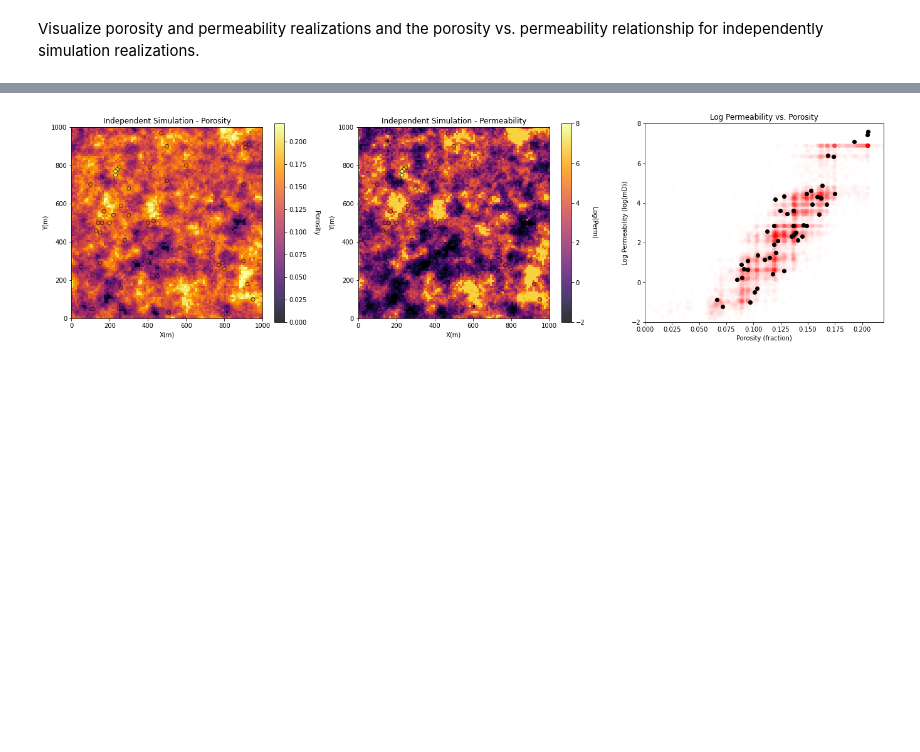
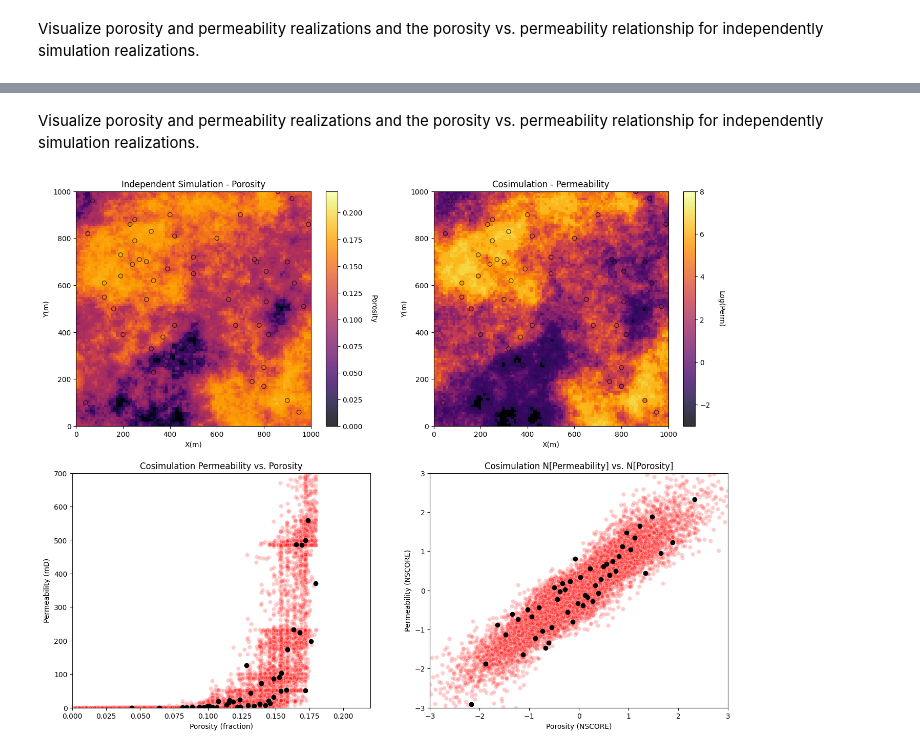
Before and after one commit to GeostatsGuy/GeostatsPyDemos, a Jupyter notebook: GeostatsPy_cosimulation.ipynb, the cells around one changed output, grey strips where cells are left out. Drawn from its saved outputs; the diff is of its cells as text; code cells hidden in the pictures; blank space fills up the shorter version.

```diff
--- a/GeostatsPy_cosimulation.ipynb
+++ b/GeostatsPy_cosimulation.ipynb
@@ -148,21 +225,15 @@ So we won't repeat that here. Also we will just assume reasonable variogram mode
 # %%
-nx = 100; ny = 100; xsiz = 10.0; ysiz = 10.0; xmn = 5.0; ymn = 5.0; nxdis = 1; nydis = 1; seed = 73073
-ndmin = 0; ndmax = 10; radius = 500; skmean = 0
-por_vario = GSLIB.make_variogram(nug=0.0,nst=1,it1=1,cc1=1.0,azi1=90.0,hmaj1=300,hmin1=300)
-perm_vario = GSLIB.make_variogram(nug=0.0,nst=1,it1=1,cc1=1.0,azi1=90.0,hmaj1=300,hmin1=300)
-tmin = -999; tmax = 999
-
 sim_por = geostats.sgsim(df,'X','Y','Porosity',wcol=-1,scol=-1,tmin=tmin,tmax=tmax,itrans=1,ismooth=0,dftrans=0,tcol=0,
             twtcol=0,zmin=pormin,zmax=pormax,ltail=1,ltpar=0.0,utail=1,utpar=0.3,nsim=1,
             nx=nx,xmn=xmn,xsiz=xsiz,ny=ny,ymn=ymn,ysiz=ysiz,seed=seed,
-            ndmin=ndmin,ndmax=ndmax,nodmax=10,mults=0,nmult=2,noct=-1,radius=radius,radius1=1,sang1=0,
-            mxctx=10,mxcty=10,ktype=0,colocorr=0.0,sec_map=0,vario=por_vario)
+            ndmin=ndmin,ndmax=ndmax,nodmax=10,mults=0,nmult=2,noct=-1,ktype=0,colocorr=0.0,
+            sec_map=0,vario=npor_vario)[0]
 
 sim_perm = geostats.sgsim(df,'X','Y','Perm',wcol=-1,scol=-1,tmin=tmin,tmax=tmax,itrans=1,ismooth=0,dftrans=0,tcol=0,
             twtcol=0,zmin=permmin,zmax=permmax,ltail=1,ltpar=0.0,utail=1,utpar=0.3,nsim=1,
             nx=nx,xmn=xmn,xsiz=xsiz,ny=ny,ymn=ymn,ysiz=ysiz,seed=seed+1,
-            ndmin=ndmin,ndmax=ndmax,nodmax=10,mults=0,nmult=2,noct=-1,radius=radius,radius1=1,sang1=0,
-            mxctx=10,mxcty=10,ktype=0,colocorr=0.0,sec_map=0,vario=por_vario)
+            ndmin=ndmin,ndmax=ndmax,nodmax=10,mults=0,nmult=2,noct=-1,ktype=0,colocorr=0.0,
+            sec_map=0,vario=nperm_vario)[0]
 # %% [output]
  Data for SGSIM: Number of acceptable data     = 50
                  Number trimmed                = 0
@@ -248,0 +289,6 @@ Visualize porosity and permeability realizations and the porosity vs. permeabili
+# %%
+cosim_perm = geostats.sgsim(df,'X','Y','Perm',wcol=-1,scol=-1,tmin=tmin,tmax=tmax,itrans=1,ismooth=0,dftrans=0,tcol=0,
+            twtcol=0,zmin=0.0,zmax=1000.0,ltail=1,ltpar=0.0,utail=1,utpar=1000.0,nsim=1,
+            nx=nx,xmn=xmn,xsiz=xsiz,ny=ny,ymn=ymn,ysiz=ysiz,seed=73075,
+            ndmin=ndmin,ndmax=ndmax,nodmax=10,mults=0,nmult=2,noct=-1,
+            ktype=4,colocorr=corr,sec_map=sim_por,vario=nperm_vario)[0]
@@ -249,18 +313,27 @@ Visualize porosity and permeability realizations and the porosity vs. permeabili
+# %% [markdown]
+Visualize porosity and permeability realizations and the porosity vs. permeability relationship for independently simulation realizations.
 # %%
-xmin = 0.0; xmax = 1000.0; ymin = 0.0; ymax = 1000.0; cmap = plt.cm.inferno
-
-plt.subplot(131)                                          # plot the results
+plt.subplot(221)                                          # plot the results
 GSLIB.locpix_st(sim_por,xmin,xmax,ymin,ymax,xsiz,pormin,pormax,df,'X','Y','Porosity','Independent Simulation - Porosity','X(m)','Y(m)','Porosity',cmap)
 
-plt.subplot(132)
-GSLIB.locpix_st(np.log(cosim_perm),xmin,xmax,ymin,ymax,xsiz,logpermmin,logpermmax,df,'X','Y','logPerm','Independent Simulation - Permeability','X(m)','Y(m)','Log(Perm)',cmap)
+plt.subplot(222)
+GSLIB.locpix_st(np.log(cosim_perm),xmin,xmax,ymin,ymax,xsiz,logpermmin,logpermmax,df,'X','Y','logPerm','Cosimulation - Permeability','X(m)','Y(m)','Log(Perm)',cmap)
 
-plt.subplot(133)
-plt.scatter(sim_por.flatten(),np.log(cosim_perm).flatten(),color='red',alpha=0.01,zorder=1)
-plt.scatter(df['Porosity'].values,df['logPerm'].values,color='black',alpha=1.0,zorder=100)
-plt.xlabel('Porosity (fraction)'); plt.ylabel('Log Permeability (log(mD))');plt.title('Log Permeability vs. Porosity')
-plt.xlim([pormin,pormax]); plt.ylim([logpermmin,logpermmax])
+plt.subplot(223)
+plt.scatter(sim_por.flatten(),cosim_perm.flatten(),color='red',edgecolor='white',alpha=0.2,zorder=1)
+plt.scatter(df['Porosity'].values,df['Perm'].values,color='black',alpha=1.0,zorder=100)
+plt.xlabel('Porosity (fraction)'); plt.ylabel('Permeability (mD)');plt.title('Cosimulation Permeability vs. Porosity')
+plt.xlim([pormin,pormax]); plt.ylim([permmin,permmax])
 
-plt.subplots_adjust(left=0.0, bottom=0.0, right=3.0, top=1.1, wspace=0.2, hspace=0.2); plt.show()
+sim_npor = geostats.nscore(df=pd.DataFrame(sim_por.flatten(),columns=['sim_perm']),vcol='sim_perm')[0]
+cosim_nperm = geostats.nscore(df=pd.DataFrame(cosim_perm.flatten(),columns=['sim_perm']),vcol='sim_perm')[0]
+
+plt.subplot(224)
+plt.scatter(sim_npor,cosim_nperm,color='red',edgecolor='white',alpha=0.2,zorder=1)
+plt.scatter(df['nPorosity'].values,df['nPerm'].values,color='black',alpha=1.0,zorder=100)
+plt.xlabel('Porosity (NSCORE)'); plt.ylabel('Permeability (NSCORE)');plt.title('Cosimulation N[Permeability] vs. N[Porosity]')
+plt.xlim([nsmin,nsmax]); plt.ylim([nsmin,nsmax])
+
+plt.subplots_adjust(left=0.0, bottom=0.0, right=2.0, top=2.1, wspace=0.2, hspace=0.2); plt.show()
 # %% [output]
-[figure, old version]
+[figure, new version]
```
Also changed, not shown: parts of 26 cells of this notebook, 11 other files.
